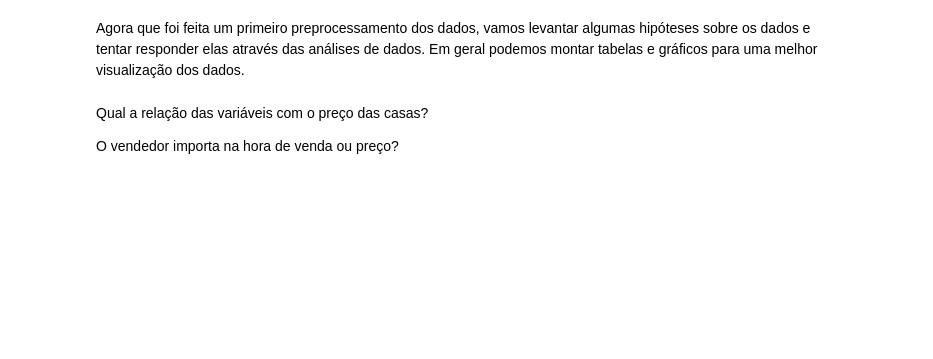
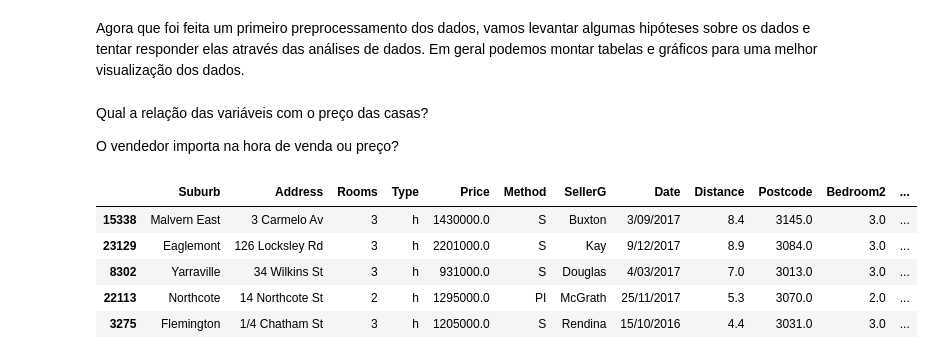
Before and after one commit to taryll/EDA_melbourne_house_price, a Jupyter notebook: src/notebook/Analise_dados.ipynb, the cells around one changed output. Drawn from its saved outputs; the diff is of its cells as text; code cells hidden in the pictures; blank space fills up the shorter version.

```diff
--- a/src/notebook/Analise_dados.ipynb
+++ b/src/notebook/Analise_dados.ipynb
@@ -342,3 +13,11 @@ Qual a relação das variáveis com o preço das casas?
 O vendedor importa na hora de venda ou preço?
 # %%
 df_clean = pd.read_csv('../../data/processed/df_clean.csv')
+df_clean.sample(5)
+# %% [output]
+|  | Suburb | Address | Rooms | Type | Price | Method | SellerG | Date | Distance | Postcode | Bedroom2 | ... |
+| 15338 | Malvern East | 3 Carmelo Av | 3 | h | 1430000.0 | S | Buxton | 3/09/2017 | 8.4 | 3145.0 | 3.0 | ... |
+| 23129 | Eaglemont | 126 Locksley Rd | 3 | h | 2201000.0 | S | Kay | 9/12/2017 | 8.9 | 3084.0 | 3.0 | ... |
+| 8302 | Yarraville | 34 Wilkins St | 3 | h | 931000.0 | S | Douglas | 4/03/2017 | 7.0 | 3013.0 | 3.0 | ... |
+| 22113 | Northcote | 14 Northcote St | 2 | h | 1295000.0 | PI | McGrath | 25/11/2017 | 5.3 | 3070.0 | 2.0 | ... |
+| 3275 | Flemington | 1/4 Chatham St | 3 | h | 1205000.0 | S | Rendina | 15/10/2016 | 4.4 | 3031.0 | 3.0 | ... |
```
Also changed, not shown: parts of 66 cells of this notebook.
